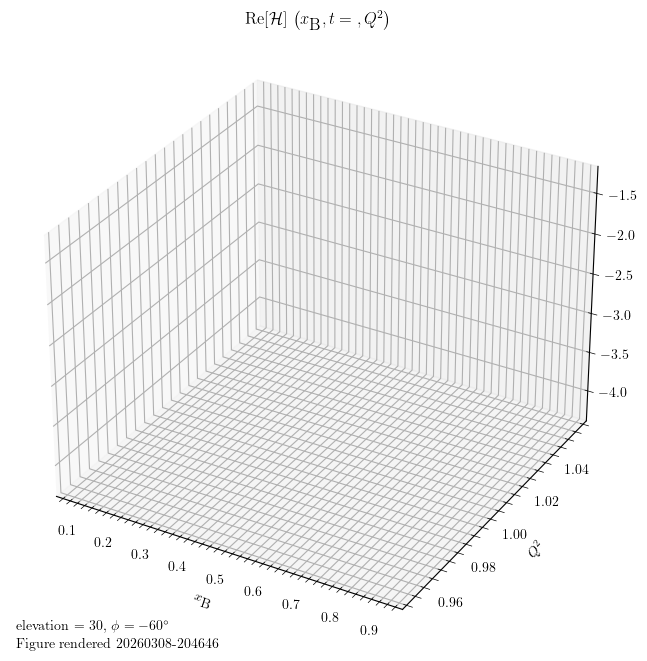
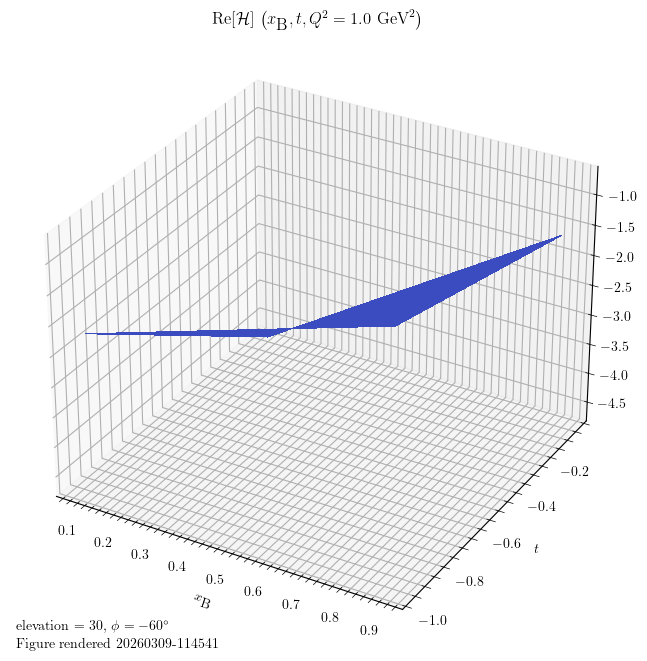
The change to this notebook cell's code, shown as a diff; its figure went from the first image to the second:
--- before
+++ after
@@ -26,8 +26,8 @@
 # Plot the surface.
 cff_real_h_vs_xb_qsquared_axis.plot_surface(
-    xb_meshgrid, q_squared_meshgrid, cff_real_h_const_t,
+    scrubbed_xb_meshgrid, scrubbed_t_meshgrid, cff_real_h_const_t,
     cmap = cm.coolwarm, linewidth = 0, antialiased = False)
 
 cff_real_h_vs_xb_qsquared_axis.set_xlabel(r"$x_{\textrm{B}}$")
-cff_real_h_vs_xb_qsquared_axis.set_ylabel(r"$Q^{2}$")
-cff_real_h_vs_xb_qsquared_axis.set_title(r"Re[$\mathcal{H}$] $\left( x_{\textrm{B}}, t = {}, Q^{2}\right )$")
+cff_real_h_vs_xb_qsquared_axis.set_ylabel(r"$t$")
+cff_real_h_vs_xb_qsquared_axis.set_title(fr"Re[$\mathcal{{H}}$] $\left( x_{{\textrm{{B}}}}, t, Q^{{2}} = {_FIXED_Q_SQUARED_VALUE} \ \textrm{{GeV}}^{{2}} \right )$")

Commit: surface plots logic solidified: robust against varied kinematic grid granularity